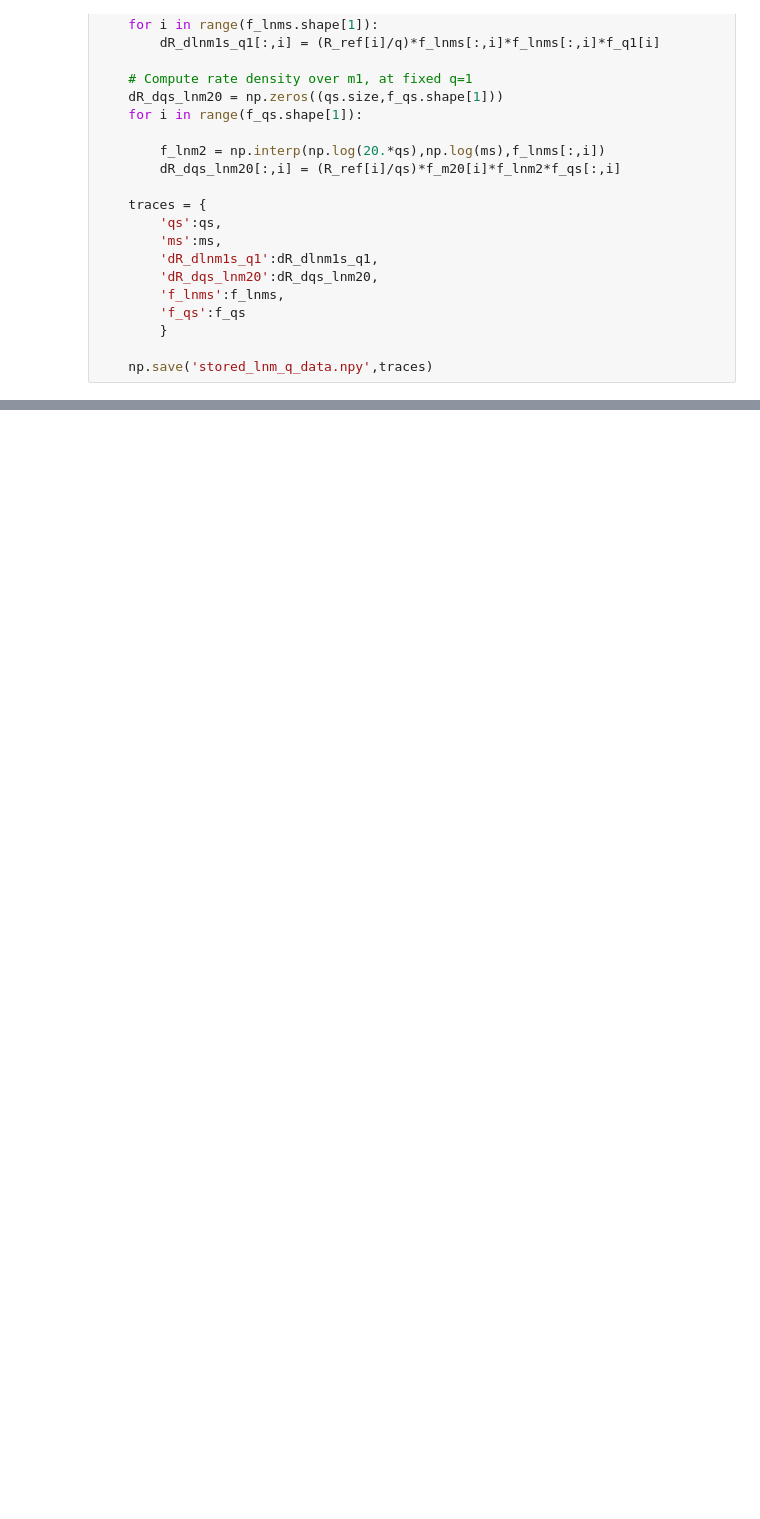
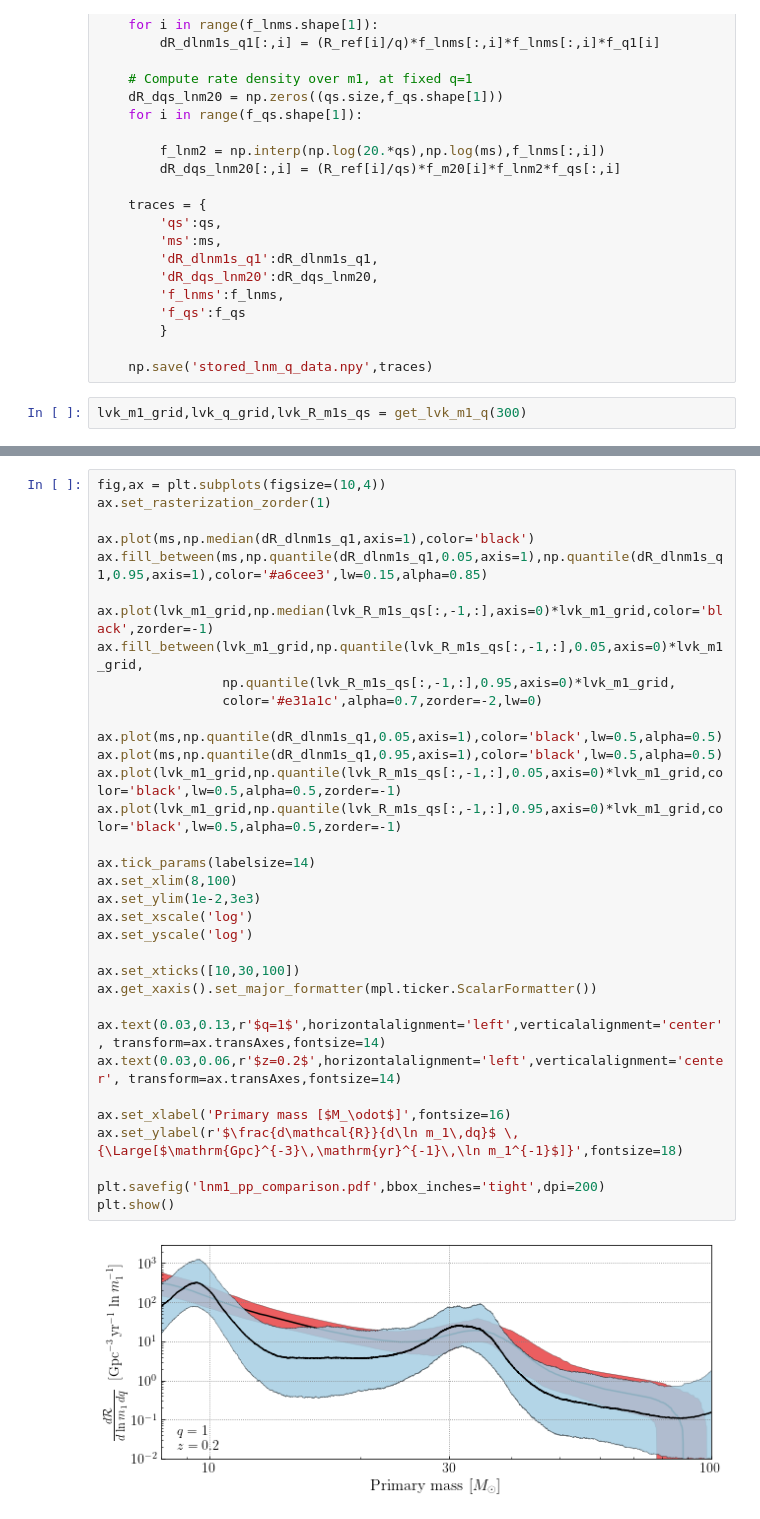
Before and after one commit to tcallister/autoregressive-bbh-inference, a Jupyter notebook: figures/ar_lnm_q.ipynb, the cells around one changed output, grey strips where cells are left out. Cells and saved outputs as stored; diff of their text form; blank space fills up the shorter version.

```diff
--- a/figures/ar_lnm_q.ipynb
+++ b/figures/ar_lnm_q.ipynb
@@ -64,6 +65,8 @@ else:
         }
 
     np.save('stored_lnm_q_data.npy',traces)
+# %%
+lvk_m1_grid,lvk_q_grid,lvk_R_m1s_qs = get_lvk_m1_q(300)
 # %%
 fig,ax = plt.subplots(figsize=(10,4))
 ax.set_rasterization_zorder(1)
@@ -98,0 +100,36 @@ RuntimeError: Failed to process string with tex because dvipng could not be foun
+# %%
+fig,ax = plt.subplots(figsize=(10,4))
+ax.set_rasterization_zorder(1)
+
+ax.plot(ms,np.median(dR_dlnm1s_q1,axis=1),color='black')
+ax.fill_between(ms,np.quantile(dR_dlnm1s_q1,0.05,axis=1),np.quantile(dR_dlnm1s_q1,0.95,axis=1),color='#a6cee3',lw=0.15,alpha=0.85)
+
+ax.plot(lvk_m1_grid,np.median(lvk_R_m1s_qs[:,-1,:],axis=0)*lvk_m1_grid,color='black',zorder=-1)
+ax.fill_between(lvk_m1_grid,np.quantile(lvk_R_m1s_qs[:,-1,:],0.05,axis=0)*lvk_m1_grid,
+                np.quantile(lvk_R_m1s_qs[:,-1,:],0.95,axis=0)*lvk_m1_grid,
+                color='#e31a1c',alpha=0.7,zorder=-2,lw=0)
+
+ax.plot(ms,np.quantile(dR_dlnm1s_q1,0.05,axis=1),color='black',lw=0.5,alpha=0.5)
+ax.plot(ms,np.quantile(dR_dlnm1s_q1,0.95,axis=1),color='black',lw=0.5,alpha=0.5)
+ax.plot(lvk_m1_grid,np.quantile(lvk_R_m1s_qs[:,-1,:],0.05,axis=0)*lvk_m1_grid,color='black',lw=0.5,alpha=0.5,zorder=-1)
+ax.plot(lvk_m1_grid,np.quantile(lvk_R_m1s_qs[:,-1,:],0.95,axis=0)*lvk_m1_grid,color='black',lw=0.5,alpha=0.5,zorder=-1)
+
+ax.tick_params(labelsize=14)
+ax.set_xlim(8,100)
+ax.set_ylim(1e-2,3e3)
+ax.set_xscale('log')
+ax.set_yscale('log')
+
+ax.set_xticks([10,30,100])
+ax.get_xaxis().set_major_formatter(mpl.ticker.ScalarFormatter())
+
+ax.text(0.03,0.13,r'$q=1$',horizontalalignment='left',verticalalignment='center', transform=ax.transAxes,fontsize=14)
+ax.text(0.03,0.06,r'$z=0.2$',horizontalalignment='left',verticalalignment='center', transform=ax.transAxes,fontsize=14)
+
+ax.set_xlabel('Primary mass [$M_\odot$]',fontsize=16)
+ax.set_ylabel(r'$\frac{d\mathcal{R}}{d\ln m_1\,dq}$ \,{\Large[$\mathrm{Gpc}^{-3}\,\mathrm{yr}^{-1}\,\ln m_1^{-1}$]}',fontsize=18)
+
+plt.savefig('lnm1_pp_comparison.pdf',bbox_inches='tight',dpi=200)
+plt.show()
+# %% [output]
+[figure, added]
```
Also changed, not shown: parts of 7 cells of this notebook, 1 other file.
